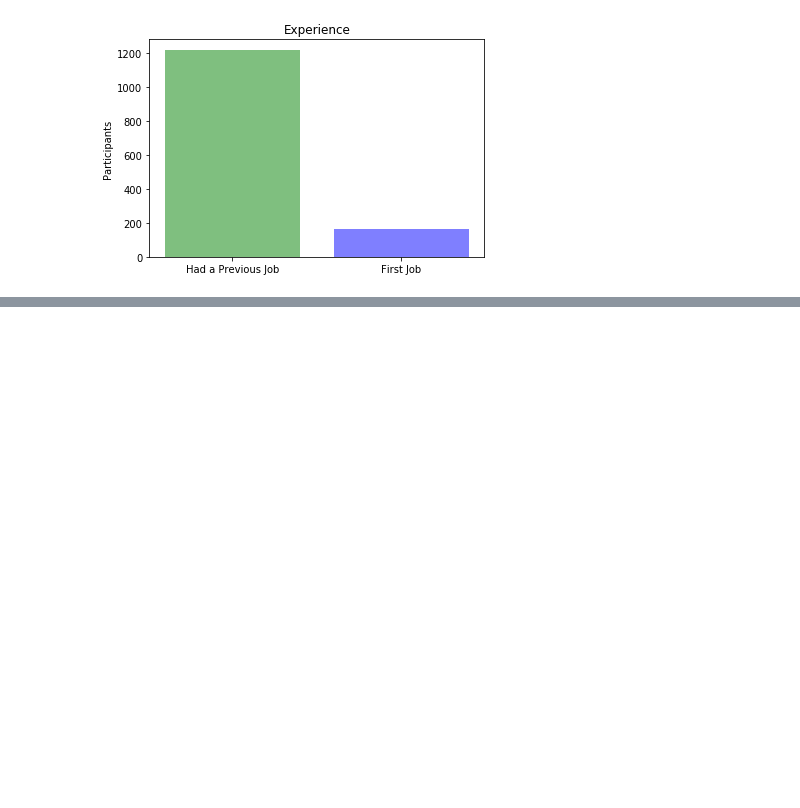
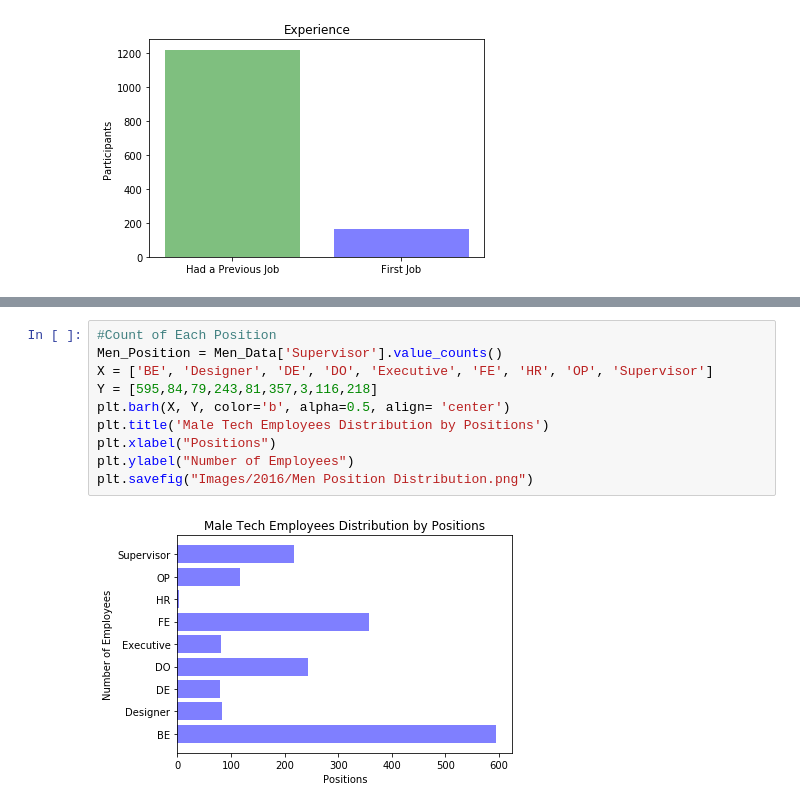
Before and after one commit to Aditm96/Mental-Health_Technology-Industry, a Jupyter notebook: 2016_Visualizations.ipynb, the cells around one changed output, grey strips where cells are left out. Cells and saved outputs as stored; diff of their text form; blank space fills up the shorter version.

```diff
--- a/2016_Visualizations.ipynb
+++ b/2016_Visualizations.ipynb
@@ -153,0 +212,12 @@ Text(0, 0.5, 'Participants')
+# %%
+#Count of Each Position
+Men_Position = Men_Data['Supervisor'].value_counts()
+X = ['BE', 'Designer', 'DE', 'DO', 'Executive', 'FE', 'HR', 'OP', 'Supervisor']
+Y = [595,84,79,243,81,357,3,116,218]
+plt.barh(X, Y, color='b', alpha=0.5, align= 'center')
+plt.title('Male Tech Employees Distribution by Positions')
+plt.xlabel("Positions")
+plt.ylabel("Number of Employees")
+plt.savefig("Images/2016/Men Position Distribution.png")
+# %% [output]
+[figure, added]
```
Also changed, not shown: parts of 17 cells of this notebook, 54 other files.
